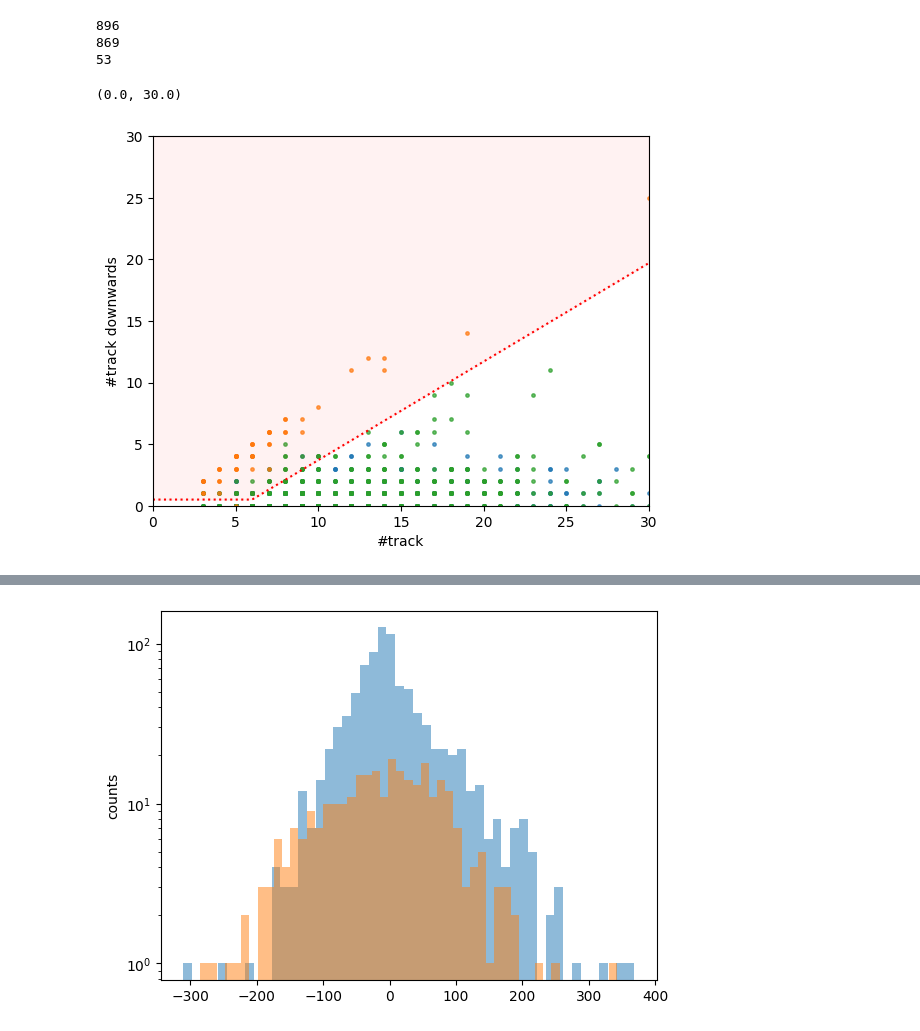
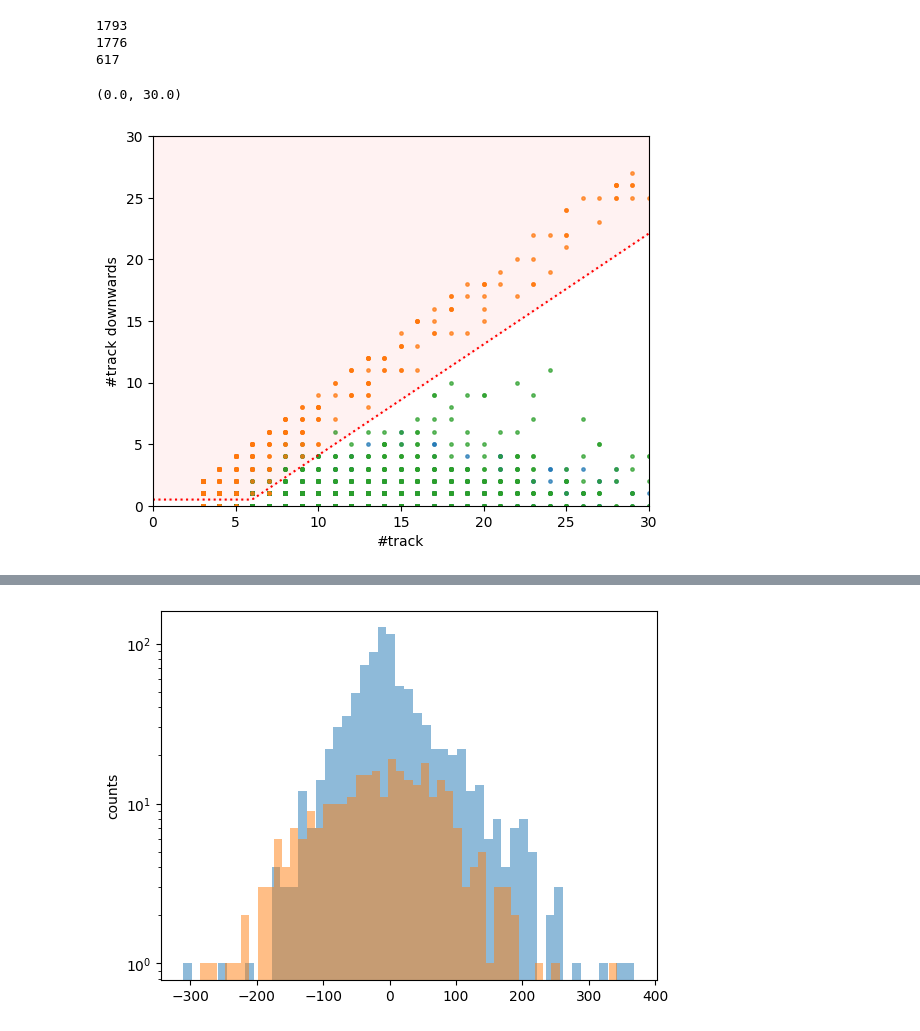
Before and after one commit to EdmondRen/mathusla-newsim, a Jupyter notebook: studies/mathusla40/cosmic_p/2.cut_dev.ipynb, the cells around one changed output, grey strips where cells are left out. Saved outputs shown, nothing was run; the diff lists cells and outputs as text; code cells hidden in the pictures.

```diff
--- a/studies/mathusla40/cosmic_p/2.cut_dev.ipynb
+++ b/studies/mathusla40/cosmic_p/2.cut_dev.ipynb
@@ -30,7 +30,7 @@ data_dir="/home/tomren/geant_projects/musim_test/cedar"
 data_dir="/home/tomren/geant_projects/musim_test/cedar_cosmic_n"
 fname_comb = f"{data_dir}/series_2_digi_recon_skim.root"
 # fname_comb = "/home/tomren/geant_projects/musim_test/cedar/cosmic/cosmic_p/skim/merged.root"
-fname_comb = "/home/tomren/geant_projects/musim_test/cedar/cosmic/cosmic_p/skim/merged_200runs.root"
+fname_comb = "/home/tomren/geant_projects/musim_test/cedar/cosmic/cosmic_p/merged_p_1200runs.root"
 fname_sig1 = "/home/tomren/geant_projects/musim_test/llp_hxx_bb/run_25_digi_recon_skim.root"
 fname_sig2 = "/home/tomren/geant_projects/musim_test/llp_hxx_bb/run_45_digi_recon_skim.root"
 
@@ -69,5 +69,3 @@ TFile**         /home/tomren/geant_projects/musim_test/cedar/cosmic/cosmic_p/ski
   KEY: TTree    metadata_digi;1 Metadata for digitization
   KEY: TTree    metadata_recon;1        Simulation metadata
   KEY: TTree    data;1  Reconstruction Tree Skimmed
-# %%
-res_sig2 = cut_functions.run_processing(fsig2, entries=1000);
@@ -93,6 +95,6 @@ plt.show()
 # %%
 f_nhits_cut = lambda x: (x-45)*1.2  * (x < 65) +  (65-45)*1.2 * (x >= 65)
-c_nhits = lambda data: (res["event_ndigi_veto"] + res["vertex_ndigi_active_before"] - res["vertex_ndigi_veto_after_comp"]) < f_nhits_cut(res["event_ndigi_active_after"])
+c_nhits = lambda data: (res["event_ndigi_veto"] + res["vertex_ndigi_active_before_limited"] - res["vertex_ndigi_veto_after_comp"]) < f_nhits_cut(res["vertex_ndigi_active_after"])
 for i, res in enumerate([res_sig1, res_sig2, res_bkg]):
 
     res.add_cut(lambda data: np.ones_like(data["vertex_ntracks"], dtype=bool), "True")
@@ -101,8 +103,9 @@ for i, res in enumerate([res_sig1, res_sig2, res_bkg]):
 
 
     mask = res.get_cut("N_tracks") | res.get_cut("True")
-    x = res["event_ndigi_active_after"][mask]
-    y = (res["event_ndigi_veto"] + res["vertex_ndigi_active_before"] - res["vertex_ndigi_veto_after_comp"])[mask]
+    x = (res["vertex_ndigi_active_after_comp"])[mask]
+    # x = (res["event_ndigi_active"] - res["vertex_ndigi_active_before_limited"])[mask]
+    y = (res["event_ndigi_veto"] + res["vertex_ndigi_active_before_limited"] - res["vertex_ndigi_veto_after_comp"])[mask]
     plt.scatter(x, y,  alpha=0.3+ np.heaviside(i-1, 0) * -0.2, s=6, color=colors[i])
 
 x_plot = np.linspace(0,500,100)
@@ -117,0 +121,28 @@ plt.ylim(0,120)
+# %%
+def f_nhits_cut2(x):
+    x0 = 30
+    squeeze = 5
+    yscale = 80
+    y =  np.tanh((x-x0)/squeeze ) * yscale * (1+ (x-x0)/yscale/2)
+    return y
+c_nhits2 = lambda data: (res["event_ndigi_veto"] + res["event_ndigi_active"] - res["vertex_ndigi_veto_after_comp"] - res["vertex_ndigi_active_after_comp"]) < f_nhits_cut2(res["vertex_ndigi_active_after_comp"])
+
+for i, res in enumerate([res_sig1, res_sig2, res_bkg]):
+
+    mask = res.get_cut("N_tracks") | res.get_cut("True")
+    x = (res["vertex_ndigi_active_after_comp"])[mask]
+    y = (res["event_ndigi_veto"] + res["event_ndigi_active"] - res["vertex_ndigi_veto_after_comp"] - res["vertex_ndigi_active_after_comp"])[mask]
+    plt.scatter(x, y,  alpha=0.3+ np.heaviside(i-1, 0) * 0.2, s=6, color=colors[i])
+
+    res.add_cut(c_nhits2, "N_hits vs N_veto version2")
+
+
+xlim = 300
+ylim = 400
+x_plot = np.linspace(0,xlim,100)
+plt.plot(x_plot, f_nhits_cut2(x_plot), color="r", linestyle=":")
+plt.fill_between(x_plot, f_nhits_cut2(x_plot), ylim, color="r", alpha=0.05)
+plt.xlabel("#hits (in detector, consistent with vertex)")
+plt.ylabel("#hits (veto, or inconsistent)")
+plt.xlim(0,xlim)
+plt.ylim(0,ylim)
@@ -118,32 +152,33 @@ plt.ylim(0,120)
 # %%
-f_ndown_cut = lambda x: ((x-6)*0.8 + 0.5) * (x >=6) + 0.5 * (x<6)
+f_ndown_cut = lambda x: ((x-6)*.9 + 0.5) * (x >=6) + 0.5 * (x<6)
 c_ndown = lambda data: res["event_ndownward_track"] < f_ndown_cut(res["event_ntracks"])
 
 for i, res in enumerate([res_sig1, res_sig2, res_bkg]):
     res.add_cut(c_ndown, "N track downward")
 
-    mask = res.get_cut("N_hits vs N_veto") & res.get_cut("N_tracks") #| res.get_cut("True")
+    # mask = res.get_cut("N_hits vs N_veto version2") & res.get_cut("N_tracks") #| res.get_cut("True")
+    mask =  res.get_cut("N_tracks") #| res.get_cut("True")
     print(sum(mask))
 
     x = (res["event_ntracks"])[mask]
     y = res["event_ndownward_track"][mask]
     plt.scatter(x, y, alpha=0.7, s=6, color=colors[i])
 
 
 xlim=30
 ylim=30
 x_plot = np.linspace(0,xlim,100)
 plt.plot(x_plot, f_ndown_cut(x_plot), color="r", linestyle=":")
 plt.fill_between(x_plot, f_ndown_cut(x_plot), ylim, color="r", alpha=0.05)
 plt.xlabel("#track")
 plt.ylabel("#track downwards")
 plt.xlim(0,xlim)
 plt.ylim(0,ylim)
 # %% [output]
-896
-869
-53
+1793
+1776
+617
 (0.0, 30.0)
-[figure, old version]
+[figure, new version]
 # %%
 f_nup_cut = lambda x: ((x-70)*0.05 + 2.5) * (x >=70) + 2.5 * (x<70)
```
Also changed, not shown: parts of 17 cells of this notebook, 1 other file.
